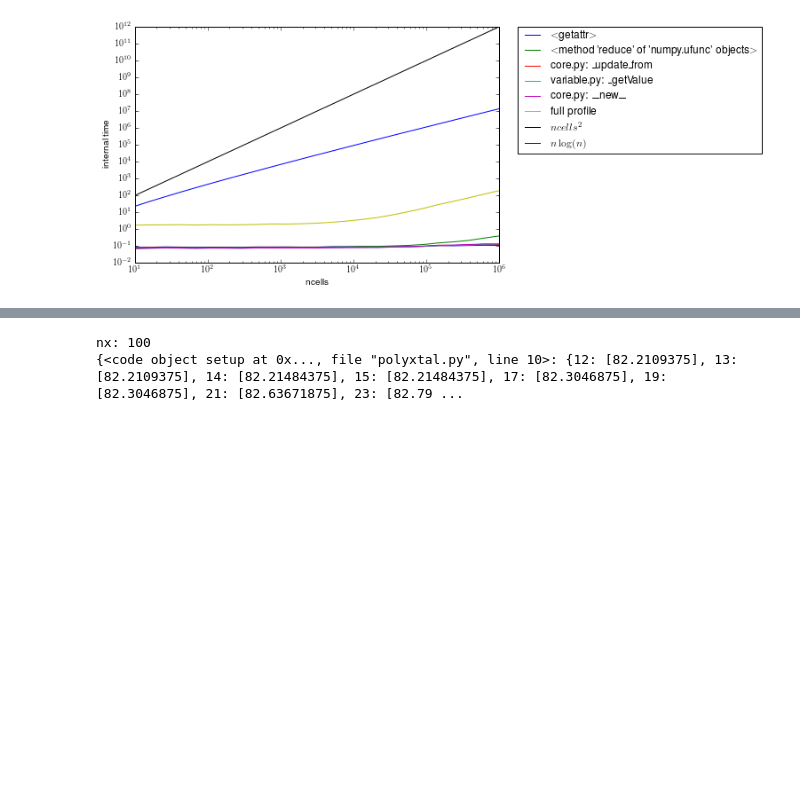
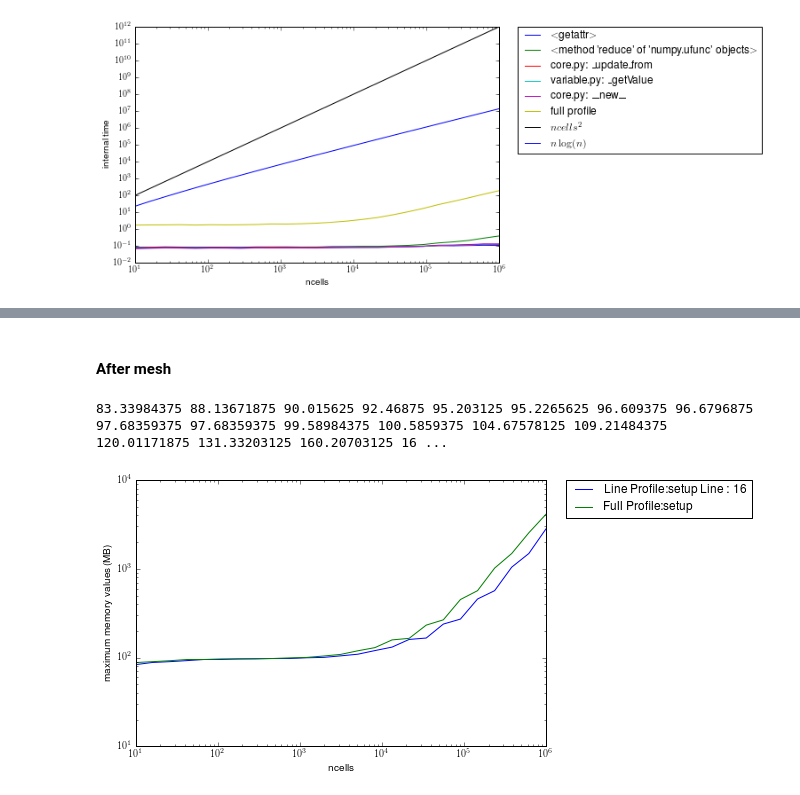
Before and after one commit to dmurali1/SURF2013, a Jupyter notebook: Profile_Polyxtal.ipynb, the cells around one changed output, grey strips where cells are left out. Cells and saved outputs as stored; diff of their text form; code cells hidden in the pictures; blank space fills up the shorter version.

```diff
--- a/Profile_Polyxtal.ipynb
+++ b/Profile_Polyxtal.ipynb
@@ -156,10 +181,17 @@ nx: 141
+# %% [markdown]
+#### After mesh
 # %%
-from profiling_memory import MemoryProfiler
+from profiling_memory import MemoryProfiler, MemoryViewer
+from polyxtal import PolyxtalSimulation
 from polyxtal import func
+
+ncells = np.array(np.logspace(1, 6, 25), dtype=int)
 memoryProfiler = MemoryProfiler(profileMethod=PolyxtalSimulation.setup, runfunc=func)
-memoryProfiler.profile(10000)
-print memoryProfiler.codeMap
+memoryViewer = MemoryViewer(memoryProfiler, ncells)
+
+memoryViewer.plot(line=16)
+plt.show()
 # %% [output]
-nx: 100
-{<code object setup at 0x..., file "polyxtal.py", line 10>: {12: [82.2109375], 13: [82.2109375], 14: [82.21484375], 15: [82.21484375], 17: [82.3046875], 19: [82.3046875], 21: [82.63671875], 23: [82.79 ...
+83.33984375 88.13671875 90.015625 92.46875 95.203125 95.2265625 96.609375 96.6796875 97.68359375 97.68359375 99.58984375 100.5859375 104.67578125 109.21484375 120.01171875 131.33203125 160.20703125 16 ...
+[figure, added]
 # %%
```
Also changed, not shown: parts of 18 cells of this notebook, 4 other files.
